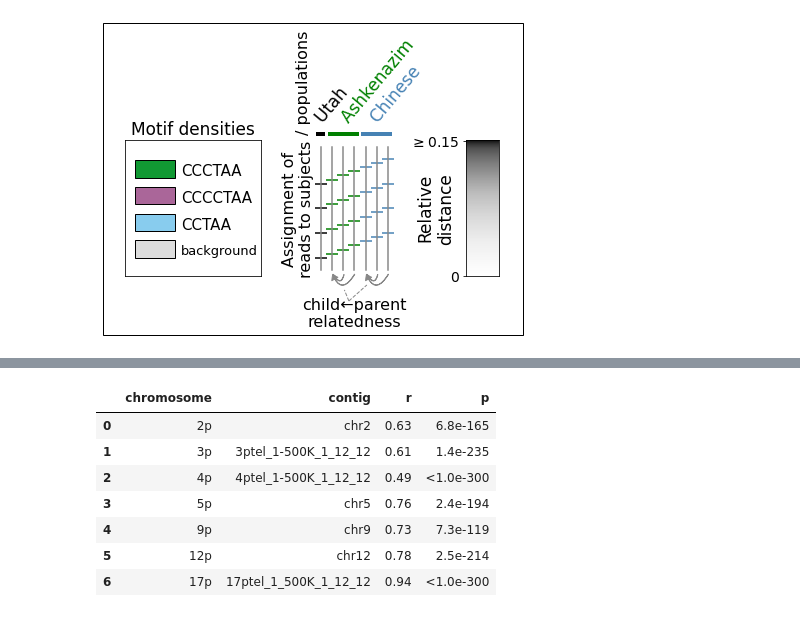
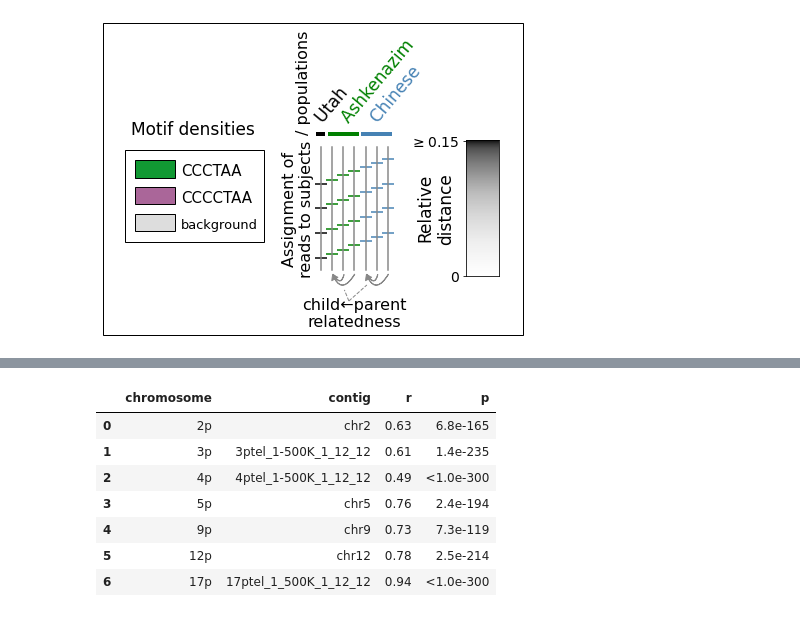
Before and after one commit to LankyCyril/edgecase, a Jupyter notebook: assets/paper/jupyter/Figure-4A-haplotypes-p_arm.ipynb, the cells around one changed output, grey strips where cells are left out. Saved outputs shown, nothing was run; the diff lists cells and outputs as text; code cells hidden in the pictures.

Commit message:
Updated jupyter Figure 4

```diff
--- a/assets/paper/jupyter/Figure-4A-haplotypes-p_arm.ipynb
+++ b/assets/paper/jupyter/Figure-4A-haplotypes-p_arm.ipynb
@@ -430,38 +430,46 @@ axs[1].add_line(line)
 line = Line2D((2.5, 2.1), (-.25, -.16), lw=1, ls="--", color="#888")
 line.set_clip_on(False)
 axs[1].add_line(line)
 
 line = Line2D((-.2, .2), (1.1, 1.1), lw=4, color=POPULATION_COLORS["HG001"])
 line.set_clip_on(False)
 axs[1].add_line(line)
 axs[1].text(x=.7, y=1.1, s="  Utah", ha="center", va="bottom", rotation=50, fontsize=17, color=POPULATION_COLORS["HG001"])
 
 line = Line2D((.8, 3.2), (1.1, 1.1), lw=4, color=POPULATION_COLORS["HG002"])
 line.set_clip_on(False)
 axs[1].add_line(line)
 axs[1].text(x=4.8, y=1.1, s="  Ashkenazim", ha="center", va="bottom", rotation=50, fontsize=17, color=POPULATION_COLORS["HG002"])
 
 line = Line2D((3.8, 6.2), (1.1, 1.1), lw=4, color=POPULATION_COLORS["HG005"])
 line.set_clip_on(False)
 axs[1].add_line(line)
 axs[1].text(x=6.4, y=1.1, s="  Chinese", ha="center", va="bottom", rotation=50, fontsize=17, color=POPULATION_COLORS["HG005"])
 
+INCLUDE_FIVEMER = False
+
 axs[0].add_patch(Rectangle((0,3), 1.5, .65, facecolor="#119933", edgecolor="black"))
 axs[0].text(x=1.75, y=3.25, s="CCCTAA", fontsize=15, va="center")
 axs[0].add_patch(Rectangle((0,2), 1.5, .65, facecolor="#AA6699", edgecolor="black"))
 axs[0].text(x=1.75, y=2.25, s="CCCCTAA", fontsize=15, va="center")
-axs[0].add_patch(Rectangle((0,1), 1.5, .65, facecolor="#88CCEE", edgecolor="black"))
-axs[0].text(x=1.75, y=1.25, s="CCTAA", fontsize=15, va="center")
-axs[0].add_patch(Rectangle((0,0), 1.5, .65, facecolor="#DDDDDD", edgecolor="black"))
-axs[0].text(x=1.75, y=0.25, s="background", fontsize=13, va="center")
+if INCLUDE_FIVEMER:
+    axs[0].add_patch(Rectangle((0,1), 1.5, .65, facecolor="#88CCEE", edgecolor="black"))
+    axs[0].text(x=1.75, y=1.25, s="CCTAA", fontsize=15, va="center")
+    axs[0].add_patch(Rectangle((0,0), 1.5, .65, facecolor="#DDDDDD", edgecolor="black"))
+    axs[0].text(x=1.75, y=0.25, s="background", fontsize=13, va="center")
+else:
+    axs[0].add_patch(Rectangle((0,1), 1.5, .65, facecolor="#DDDDDD", edgecolor="black"))
+    axs[0].text(x=1.75, y=1.25, s="background", fontsize=13, va="center")
+    axs[0].set(frame_on=False)
+    axs[0].add_patch(Rectangle((-.4, .6), 5.3, 3.45, facecolor="none", edgecolor="black", lw=1, clip_on=False))
 axs[0].set(xticks=[], yticks=[], xlim=(-.4, 4.8), ylim=(-0.7, 4.4))
 axs[0].set_title("Motif densities", fontsize=17)
 
 legend.add_artist(Rectangle((.08, -.2), .87, 1.73, edgecolor="black", facecolor="none"))
 
 legend.savefig(f"{DATA_DIR}/PacBio/haplotypes/clusters-p_arm/legend.pdf", bbox_inches="tight")
 # %% [output]
-[figure, old version]
+[figure, new version]
 # %%
 PRINT_NS = False
 
```
Also changed, not shown: parts of 6 cells of this notebook, 1 other file.
